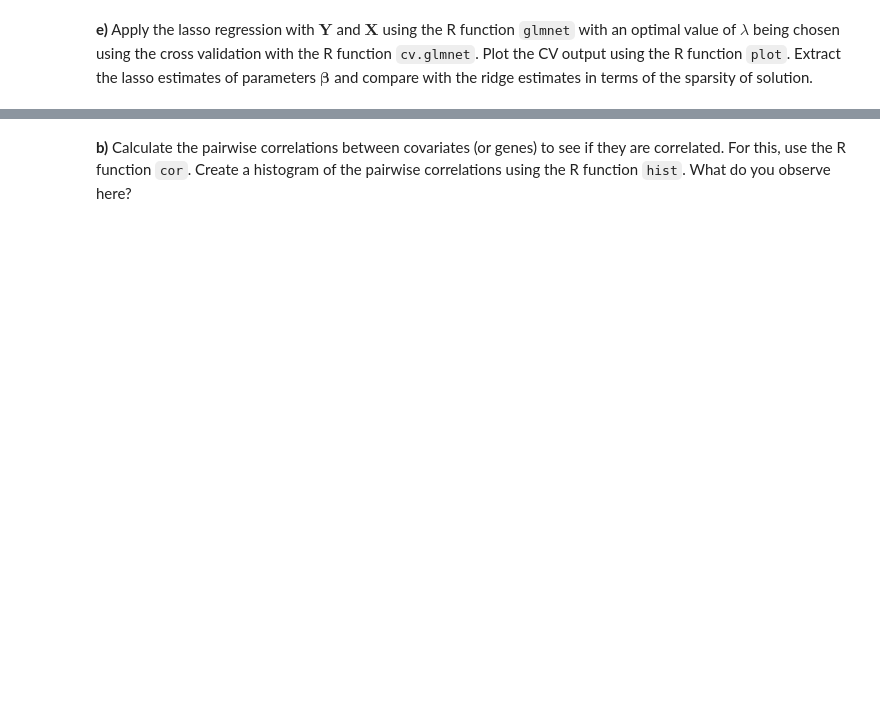
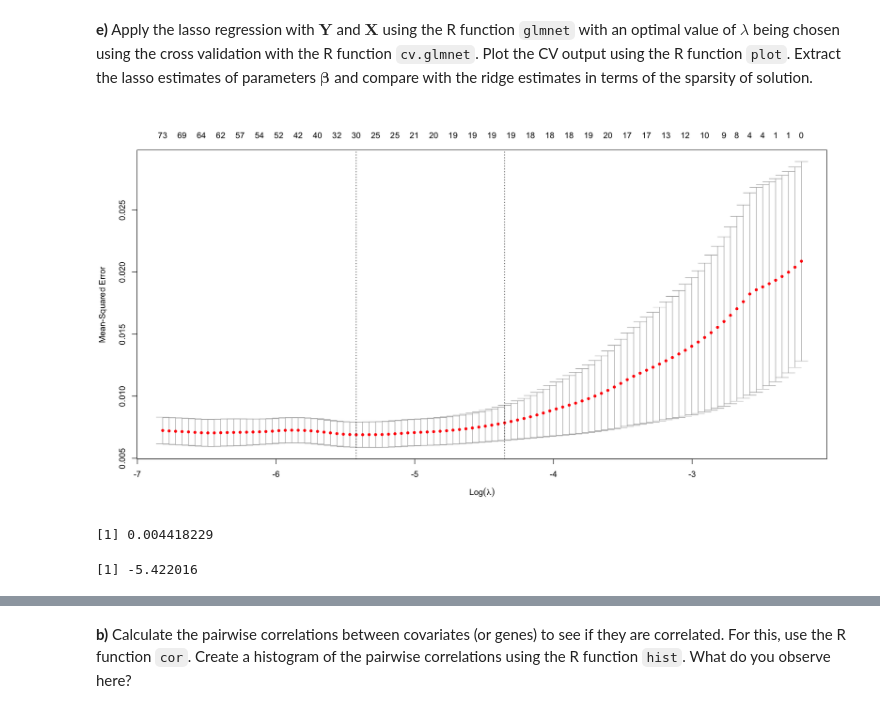
Before and after one commit to jreaso/hds-practicals, a Jupyter notebook: practical-2.ipynb, the cells around one changed output, grey strips where cells are left out. Cells and saved outputs as stored; diff of their text form; code cells hidden in the pictures; blank space fills up the shorter version.

```diff
--- a/practical-2.ipynb
+++ b/practical-2.ipynb
@@ -24,2 +139,17 @@ Now, choose an optimal value of $\lambda$ for ridge regression by applying the c
 # %% [markdown]
 **e)** Apply the lasso regression with $\boldsymbol{Y}$ and $\boldsymbol{X}$ using the R function `glmnet` with an optimal value of $\lambda$ being chosen using the cross validation with the R function `cv.glmnet`. Plot the CV output using the R function `plot`. Extract the lasso estimates of parameters $\boldsymbol{\beta}$ and compare with the ridge estimates in terms of the sparsity of solution.
+# %%
+lasso_model_cv <- cv.glmnet(x = X, y = Y, alpha = 1)
+# %%
+plot(lasso_model_cv)
+# %% [output]
+[figure, added]
+# %%
+lambda_lasso <- lasso_model_cv$lambda.min
+lambda_lasso
+# %% [output]
+[1] 0.004418229
+# %%
+log(lambda_lasso)
+# %% [output]
+[1] -5.422016
```
Also changed, not shown: parts of 72 cells of this notebook.
